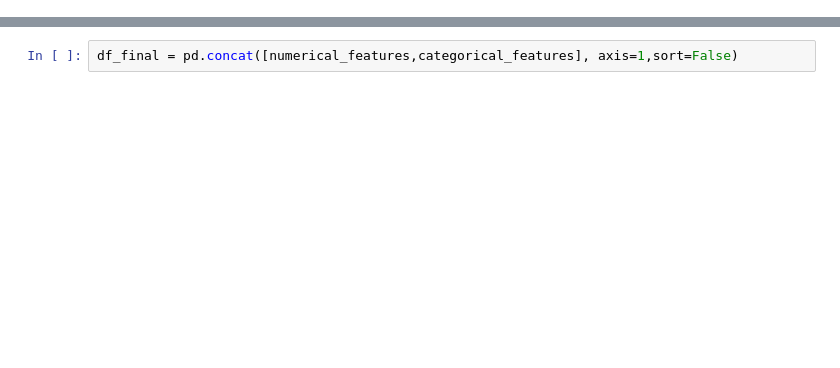
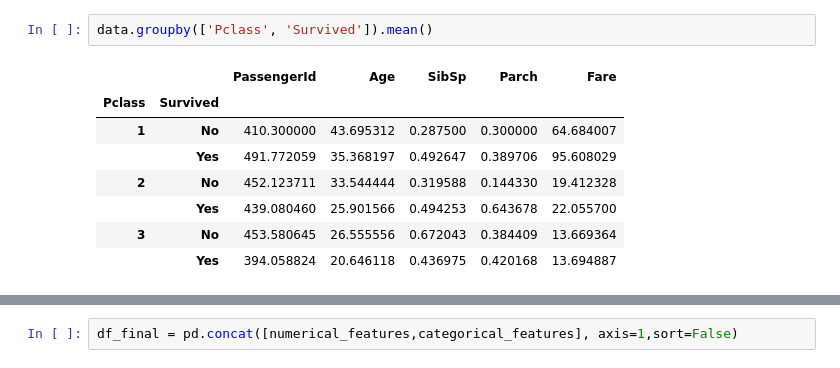
Before and after one commit to gnagnely05/checkpoint4, a Jupyter notebook: Untitled.ipynb, the cells around one changed output, grey strips where cells are left out. Cells and saved outputs as stored; diff of their text form; blank space fills up the shorter version.

```diff
--- a/Untitled.ipynb
+++ b/Untitled.ipynb
@@ -135,0 +92,11 @@ plt.show()
+# %%
+data.groupby(['Pclass', 'Survived']).mean()
+# %% [output]
+|  |  | PassengerId | Age | SibSp | Parch | Fare |
+| Pclass | Survived |  |  |  |  |  |
+| 1 | No | 410.300000 | 43.695312 | 0.287500 | 0.300000 | 64.684007 |
+|  | Yes | 491.772059 | 35.368197 | 0.492647 | 0.389706 | 95.608029 |
+| 2 | No | 452.123711 | 33.544444 | 0.319588 | 0.144330 | 19.412328 |
+|  | Yes | 439.080460 | 25.901566 | 0.494253 | 0.643678 | 22.055700 |
+| 3 | No | 453.580645 | 26.555556 | 0.672043 | 0.384409 | 13.669364 |
+|  | Yes | 394.058824 | 20.646118 | 0.436975 | 0.420168 | 13.694887 |
```
Also changed, not shown: parts of 51 cells of this notebook.
